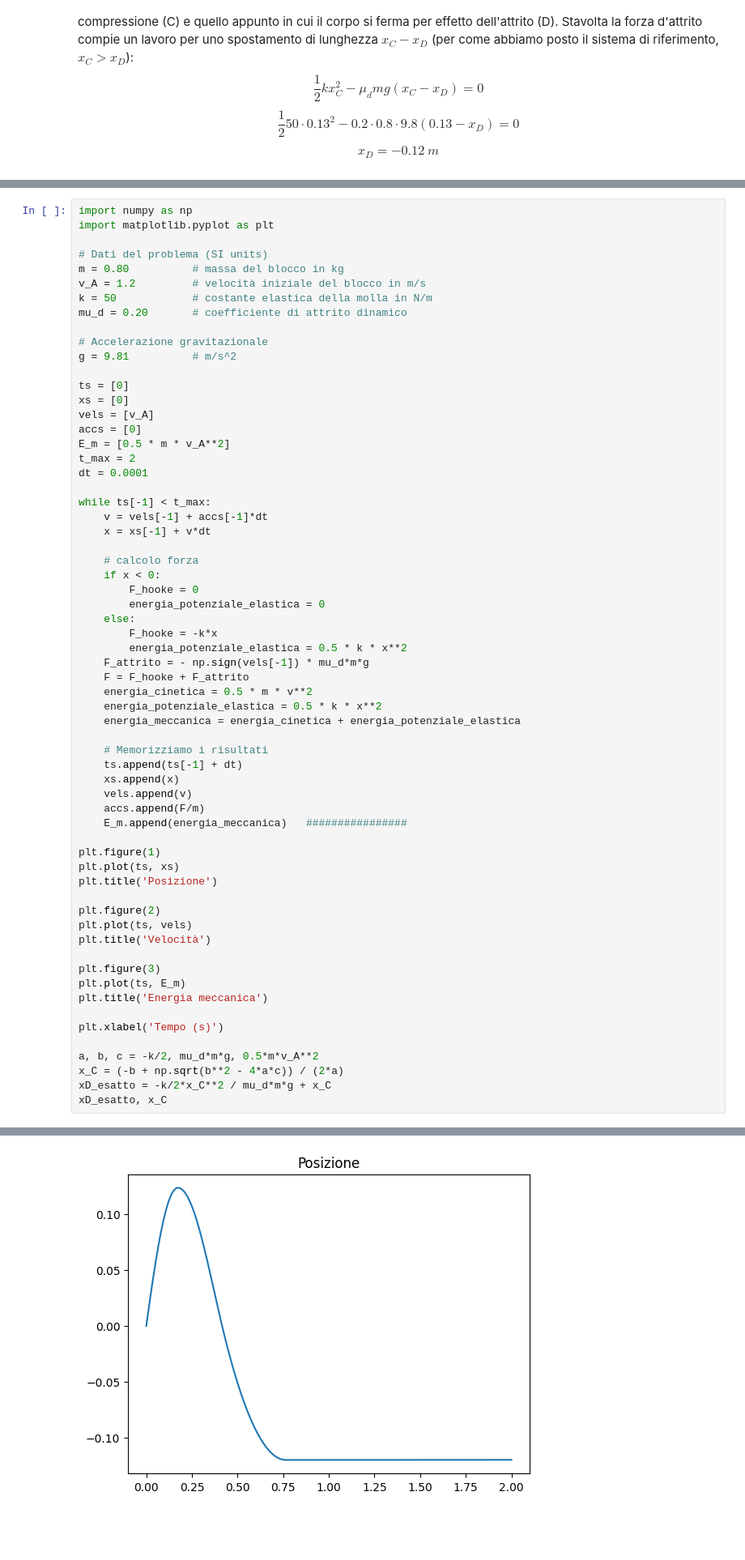
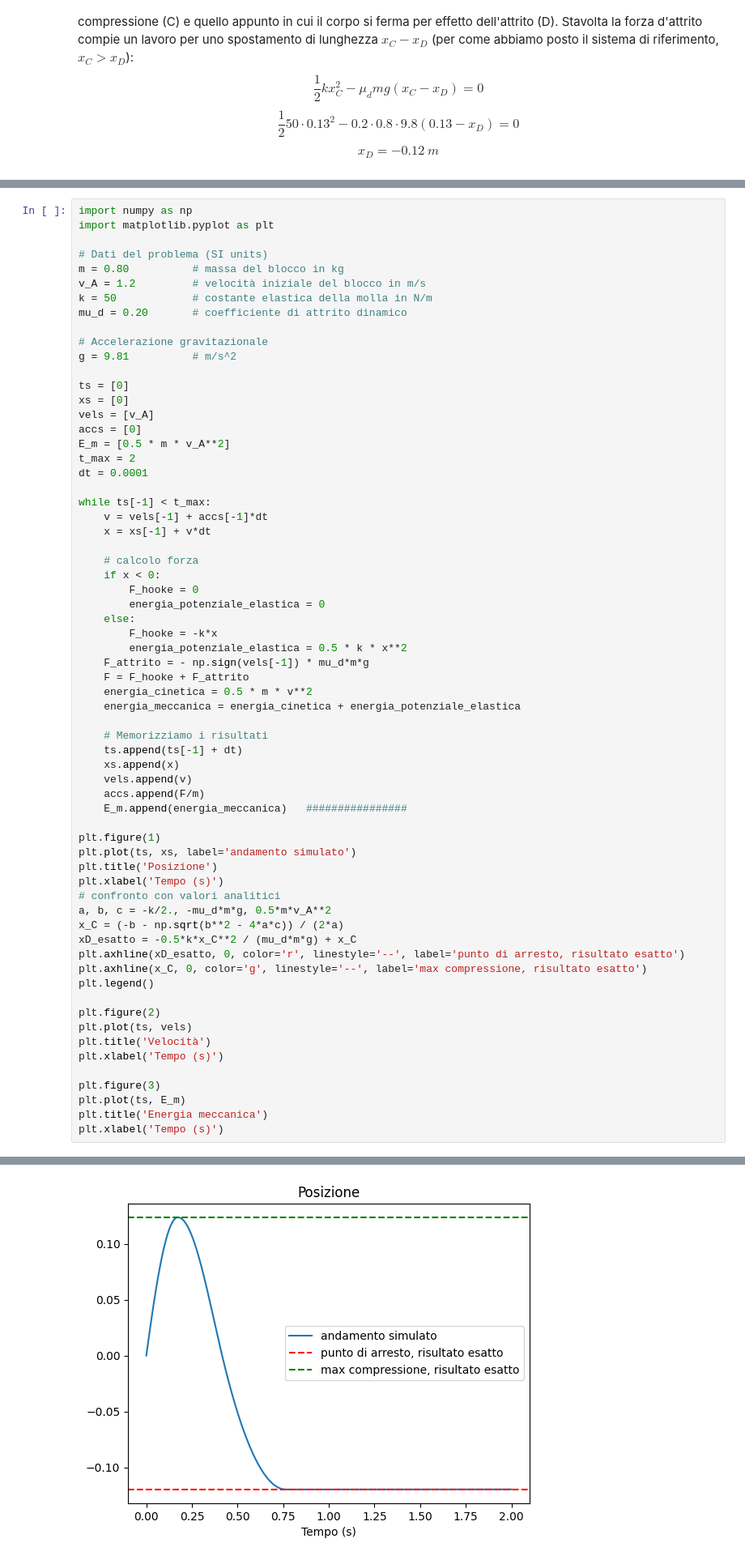
Before and after one commit to nicolalogullo/27005227-fisica-computazionale, a Jupyter notebook: prova_esame_gruppoB.ipynb, the cells around one changed output, grey strips where cells are left out. Shown: that part at 81% size. Saved outputs shown, nothing was run; the diff lists cells and outputs as text; blank space fills up the shorter version.

```diff
--- a/prova_esame_gruppoB.ipynb
+++ b/prova_esame_gruppoB.ipynb
@@ -96,7 +96,6 @@ while ts[-1] < t_max:
     F_attrito = - np.sign(vels[-1]) * mu_d*m*g
     F = F_hooke + F_attrito
     energia_cinetica = 0.5 * m * v**2
-    energia_potenziale_elastica = 0.5 * k * x**2
     energia_meccanica = energia_cinetica + energia_potenziale_elastica
 
     # Memorizziamo i risultati
@@ -107,21 +106,24 @@ while ts[-1] < t_max:
     E_m.append(energia_meccanica)   ################
 
 plt.figure(1)
-plt.plot(ts, xs)
+plt.plot(ts, xs, label='andamento simulato')
 plt.title('Posizione')
+plt.xlabel('Tempo (s)')
+# confronto con valori analitici
+a, b, c = -k/2., -mu_d*m*g, 0.5*m*v_A**2
+x_C = (-b - np.sqrt(b**2 - 4*a*c)) / (2*a)
+xD_esatto = -0.5*k*x_C**2 / (mu_d*m*g) + x_C
+plt.axhline(xD_esatto, 0, color='r', linestyle='--', label='punto di arresto, risultato esatto')
+plt.axhline(x_C, 0, color='g', linestyle='--', label='max compressione, risultato esatto')
+plt.legend()
 
 plt.figure(2)
 plt.plot(ts, vels)
 plt.title('Velocità')
+plt.xlabel('Tempo (s)')
 
 plt.figure(3)
 plt.plot(ts, E_m)
 plt.title('Energia meccanica')
-
 plt.xlabel('Tempo (s)')
-
-a, b, c = -k/2, mu_d*m*g, 0.5*m*v_A**2
-x_C = (-b + np.sqrt(b**2 - 4*a*c)) / (2*a)
-xD_esatto = -k/2*x_C**2 / mu_d*m*g + x_C
-xD_esatto, x_C
 # %% [output]
@@ -129 +131 @@ xD_esatto, x_C
-[figure, old version]
+[figure, new version]
```
Also changed, not shown: parts of 3 cells of this notebook.
